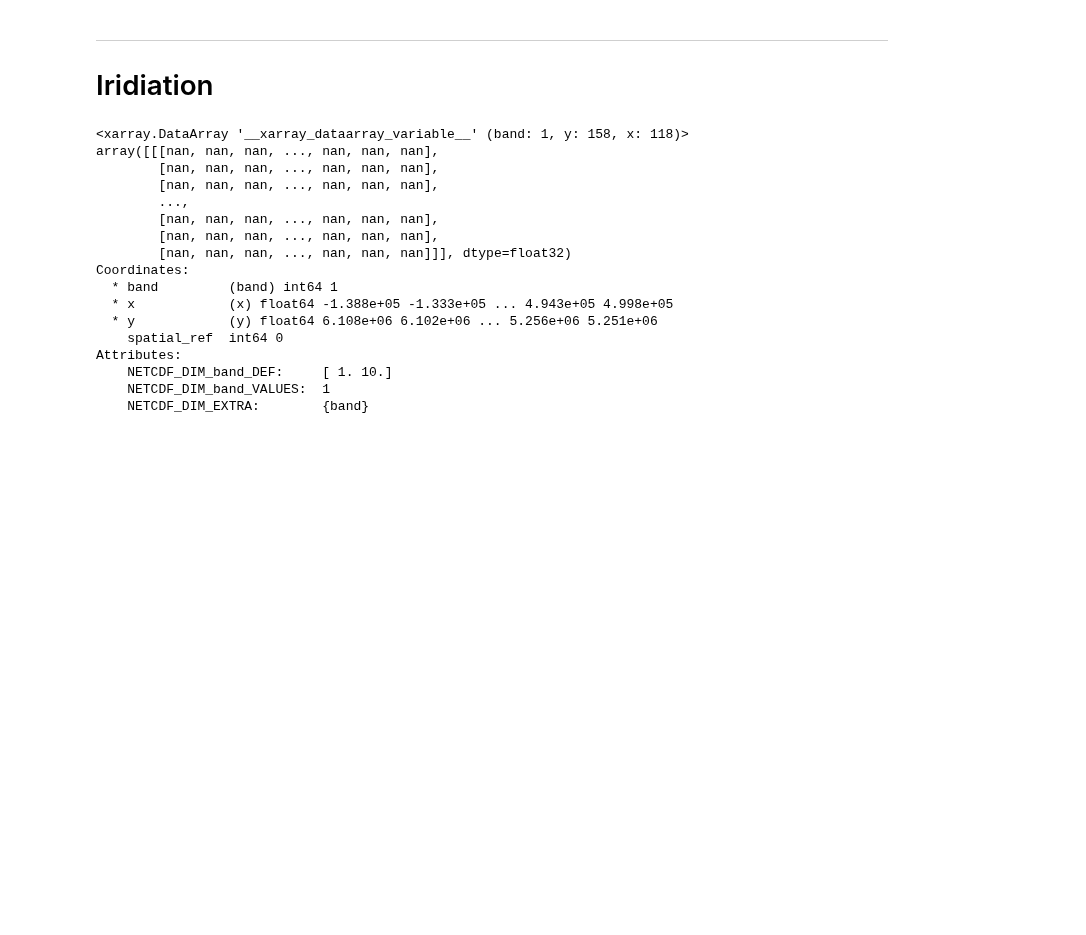
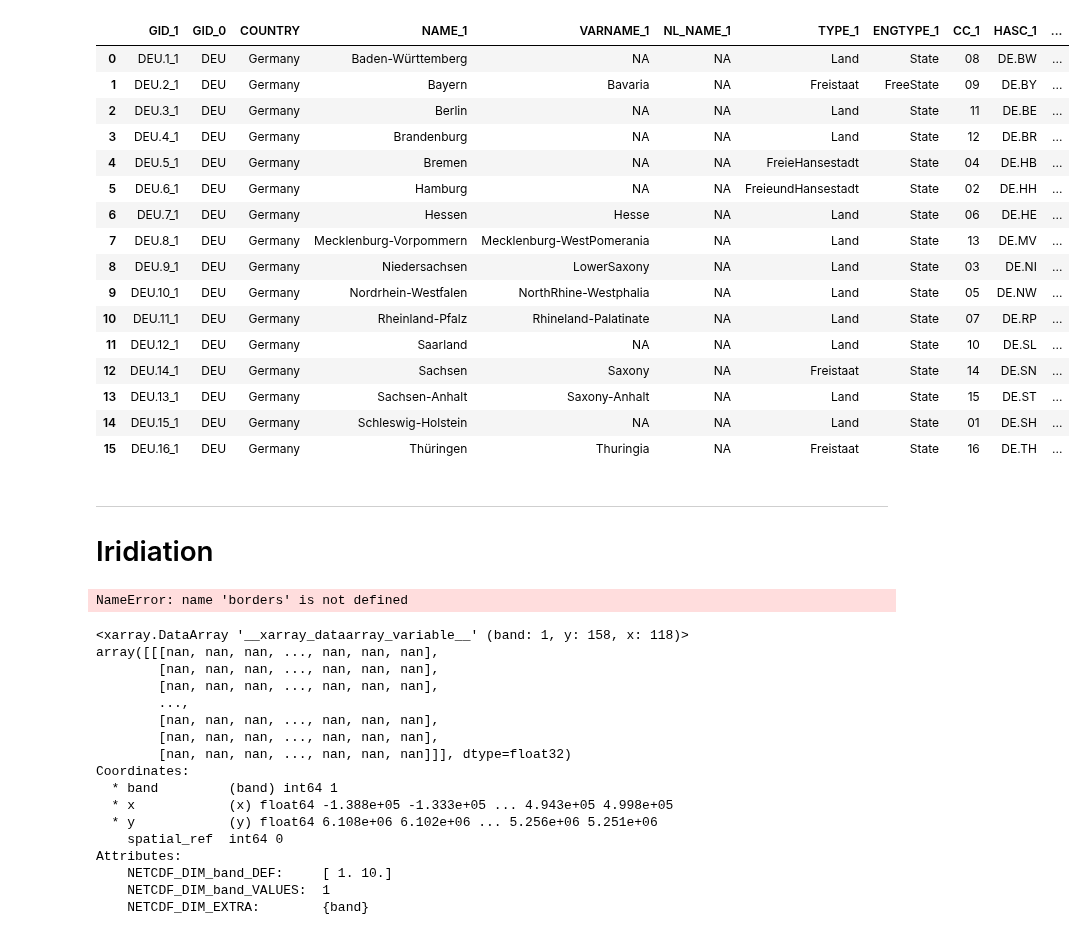
Before and after one commit to felixschulz385/ds_project, a Jupyter notebook: research/notebooks/analysis_experiments.ipynb, the cells around one changed output. Saved outputs shown, nothing was run; the diff lists cells and outputs as text; code cells hidden in the pictures; blank space fills up the shorter version.

```diff
--- a/research/notebooks/analysis_experiments.ipynb
+++ b/research/notebooks/analysis_experiments.ipynb
@@ -7,3 +7,5 @@ driveway_polygon.geometry = driveway_polygon.geometry.geometry.apply(lambda x: x
 driveway_polygon = driveway_polygon.dissolve()
 # %%
 borders = gpd.read_file("/pfs/work7/workspace/scratch/tu_zxobe27-ds_project/data/borders/gadm41_DEU_1.json")
+# %%
+state_borders = gpd.read_file("/pfs/work7/workspace/scratch/tu_zxobe27-ds_project/data/borders/gadm41_DEU_1.json")
@@ -10,3 +30,23 @@ borders = gpd.read_file("/pfs/work7/workspace/scratch/tu_zxobe27-ds_project/data
+# %%
+state_borders
+# %% [output]
+|  | GID_1 | GID_0 | COUNTRY | NAME_1 | VARNAME_1 | NL_NAME_1 | TYPE_1 | ENGTYPE_1 | CC_1 | HASC_1 | ... |
+| 0 | DEU.1_1 | DEU | Germany | Baden-Württemberg | NA | NA | Land | State | 08 | DE.BW | ... |
+| 1 | DEU.2_1 | DEU | Germany | Bayern | Bavaria | NA | Freistaat | FreeState | 09 | DE.BY | ... |
+| 2 | DEU.3_1 | DEU | Germany | Berlin | NA | NA | Land | State | 11 | DE.BE | ... |
+| 3 | DEU.4_1 | DEU | Germany | Brandenburg | NA | NA | Land | State | 12 | DE.BR | ... |
+| 4 | DEU.5_1 | DEU | Germany | Bremen | NA | NA | FreieHansestadt | State | 04 | DE.HB | ... |
+| 5 | DEU.6_1 | DEU | Germany | Hamburg | NA | NA | FreieundHansestadt | State | 02 | DE.HH | ... |
+| 6 | DEU.7_1 | DEU | Germany | Hessen | Hesse | NA | Land | State | 06 | DE.HE | ... |
+| 7 | DEU.8_1 | DEU | Germany | Mecklenburg-Vorpommern | Mecklenburg-WestPomerania | NA | Land | State | 13 | DE.MV | ... |
+| 8 | DEU.9_1 | DEU | Germany | Niedersachsen | LowerSaxony | NA | Land | State | 03 | DE.NI | ... |
+| 9 | DEU.10_1 | DEU | Germany | Nordrhein-Westfalen | NorthRhine-Westphalia | NA | Land | State | 05 | DE.NW | ... |
+| 10 | DEU.11_1 | DEU | Germany | Rheinland-Pfalz | Rhineland-Palatinate | NA | Land | State | 07 | DE.RP | ... |
+| 11 | DEU.12_1 | DEU | Germany | Saarland | NA | NA | Land | State | 10 | DE.SL | ... |
+| 12 | DEU.14_1 | DEU | Germany | Sachsen | Saxony | NA | Freistaat | State | 14 | DE.SN | ... |
+| 13 | DEU.13_1 | DEU | Germany | Sachsen-Anhalt | Saxony-Anhalt | NA | Land | State | 15 | DE.ST | ... |
+| 14 | DEU.15_1 | DEU | Germany | Schleswig-Holstein | NA | NA | Land | State | 01 | DE.SH | ... |
+| 15 | DEU.16_1 | DEU | Germany | Thüringen | Thuringia | NA | Freistaat | State | 16 | DE.TH | ... |
 # %% [markdown]
 ---
 # Iridiation
@@ -14,7 +54,9 @@ borders = gpd.read_file("/pfs/work7/workspace/scratch/tu_zxobe27-ds_project/data
 import xarray
 import rioxarray
 
-iridiation = rioxarray.open_rasterio("/pfs/work7/workspace/scratch/tu_zxobe27-ds_project/data/SARAH/processed/gh_0_year.nc", mask_and_scale = True).rio.clip(borders.dissolve().geometry.values, drop = True)
+irradiation = rioxarray.open_rasterio("/pfs/work7/workspace/scratch/tu_zxobe27-ds_project/data/SARAH/processed/gh_0_year.nc", mask_and_scale = True).rio.clip(borders.dissolve().geometry.values, drop = True)
+# %% [output]
+NameError: name 'borders' is not defined
 # %%
 iridiation
 # %% [output]
```
Also changed, not shown: parts of 14 cells of this notebook, 20 other files.
